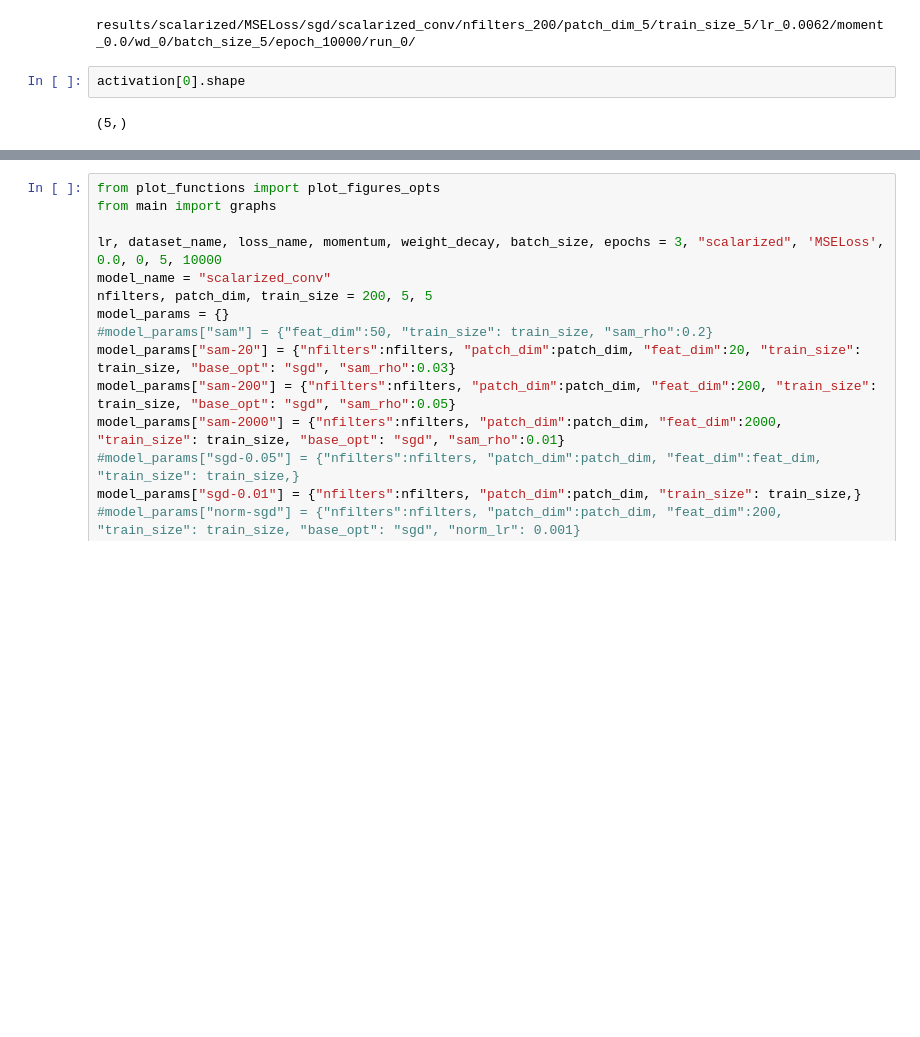
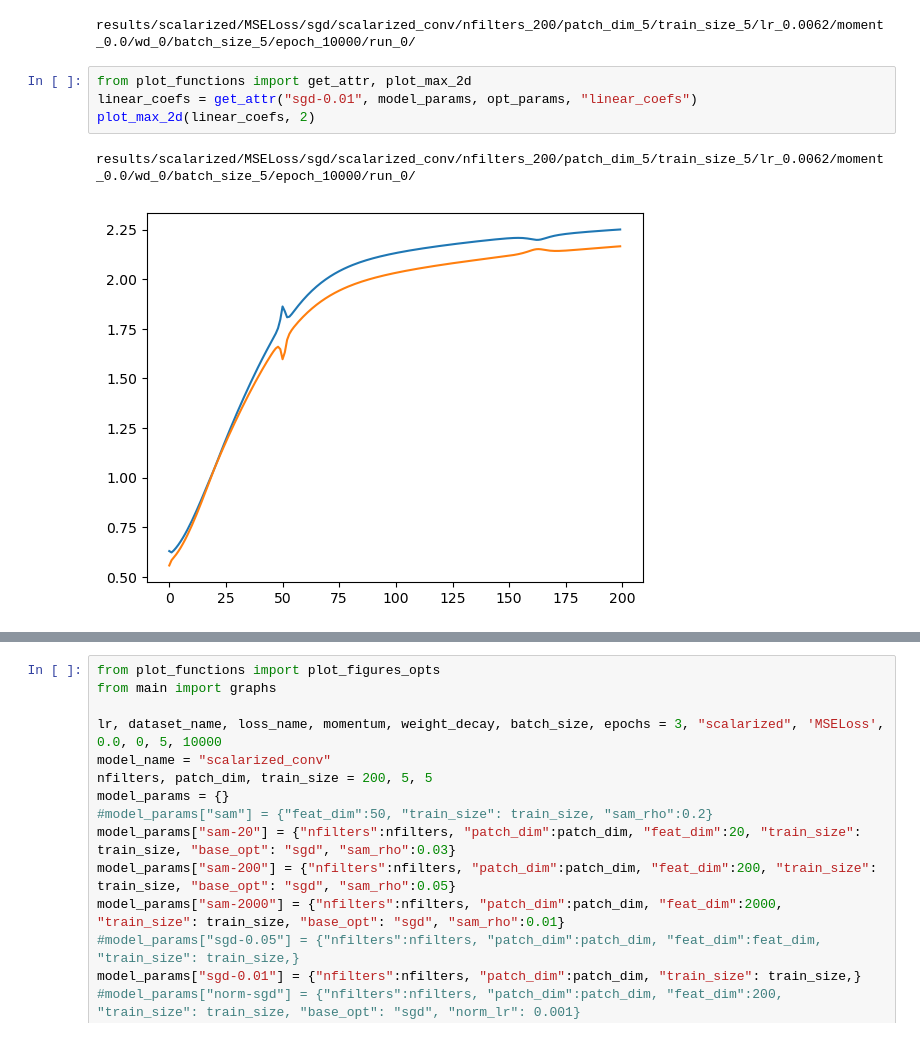
Before and after one commit to lucmonl/mlopt, a Jupyter notebook: notebook/edge_of_stability.ipynb, the cells around one changed output, grey strips where cells are left out. Drawn from its saved outputs; the diff is of its cells as text; blank space fills up the shorter version.

```diff
--- a/notebook/edge_of_stability.ipynb
+++ b/notebook/edge_of_stability.ipynb
@@ -1014,7 +1067,10 @@ from plot_functions import get_attr
 activation = get_attr("sgd-0.01", model_params, opt_params, "activation_pattern")
 # %% [output]
 results/scalarized/MSELoss/sgd/scalarized_conv/nfilters_200/patch_dim_5/train_size_5/lr_0.0062/moment_0.0/wd_0/batch_size_5/epoch_10000/run_0/
-# %%
-activation[0].shape
-# %% [output]
-(5,)
+# %%
+from plot_functions import get_attr, plot_max_2d
+linear_coefs = get_attr("sgd-0.01", model_params, opt_params, "linear_coefs")
+plot_max_2d(linear_coefs, 2)
+# %% [output]
+results/scalarized/MSELoss/sgd/scalarized_conv/nfilters_200/patch_dim_5/train_size_5/lr_0.0062/moment_0.0/wd_0/batch_size_5/epoch_10000/run_0/
+[figure, added]
```
Also changed, not shown: parts of 8 cells of this notebook, 6 other files.
